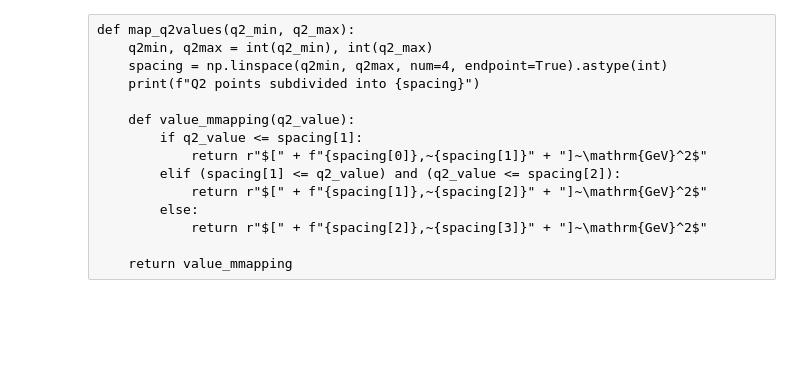
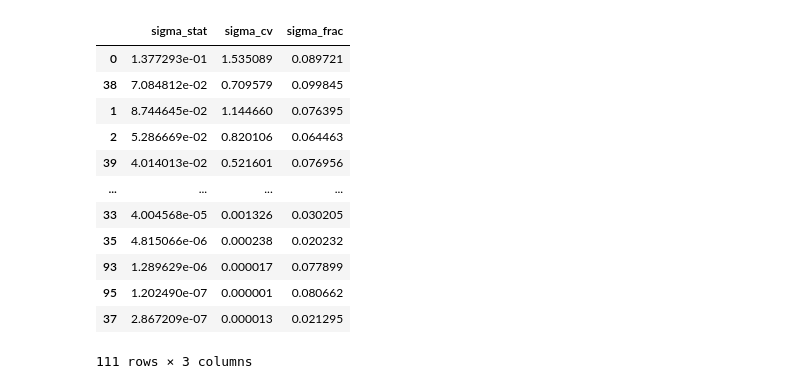
Before and after one commit to LHCfitNikhef/FPF-WG1, a Jupyter notebook: results/plotting_pdf4lhc.ipynb, the cells around one changed output. Saved outputs shown, nothing was run; the diff lists cells and outputs as text; code cells hidden in the pictures; blank space fills up the shorter version.

```diff
--- a/results/plotting_pdf4lhc.ipynb
+++ b/results/plotting_pdf4lhc.ipynb
@@ -40,18 +40,3 @@ def read_txt_pd(otype: str = "inclusive", charge: str = "nu") -> pd.DataFrame:
     ]
 
     return pd.read_csv(fpath, skiprows=2, delim_whitespace=True, names=colnames)
-# %% [raw]
-def map_q2values(q2_min, q2_max):
-    q2min, q2max = int(q2_min), int(q2_max)
-    spacing = np.linspace(q2min, q2max, num=4, endpoint=True).astype(int)
-    print(f"Q2 points subdivided into {spacing}")
-
-    def value_mmapping(q2_value):
-        if q2_value <= spacing[1]:
-            return r"$[" + f"{spacing[0]},~{spacing[1]}" + "]~\mathrm{GeV}^2$"
-        elif (spacing[1] <= q2_value) and (q2_value <= spacing[2]):
-            return r"$[" + f"{spacing[1]},~{spacing[2]}" + "]~\mathrm{GeV}^2$"
-        else:
-            return r"$[" + f"{spacing[2]},~{spacing[3]}" + "]~\mathrm{GeV}^2$"
-
-    return value_mmapping
@@ -97,7 +97,21 @@ def combine_tables() -> pd.DataFrame:
 # %%
 predictions = combine_tables()
 # %%
-# predictions["Q2_avg"].unique().tolist()
+predictions[["sigma_stat", "sigma_cv", "sigma_frac"]]
+# %% [output]
+|  | sigma_stat | sigma_cv | sigma_frac |
+| 0 | 1.377293e-01 | 1.535089 | 0.089721 |
+| 38 | 7.084812e-02 | 0.709579 | 0.099845 |
+| 1 | 8.744645e-02 | 1.144660 | 0.076395 |
+| 2 | 5.286669e-02 | 0.820106 | 0.064463 |
+| 39 | 4.014013e-02 | 0.521601 | 0.076956 |
+| ... | ... | ... | ... |
+| 33 | 4.004568e-05 | 0.001326 | 0.030205 |
+| 35 | 4.815066e-06 | 0.000238 | 0.020232 |
+| 93 | 1.289629e-06 | 0.000017 | 0.077899 |
+| 95 | 1.202490e-07 | 0.000001 | 0.080662 |
+| 37 | 2.867209e-07 | 0.000013 | 0.021295 |
+111 rows × 3 columns
 # %%
 rename_columns = {
     "Q2_avg": r"$Q^2~\rm{Ranges}$",
```
Also changed, not shown: parts of 5 cells of this notebook, 2 other files.
